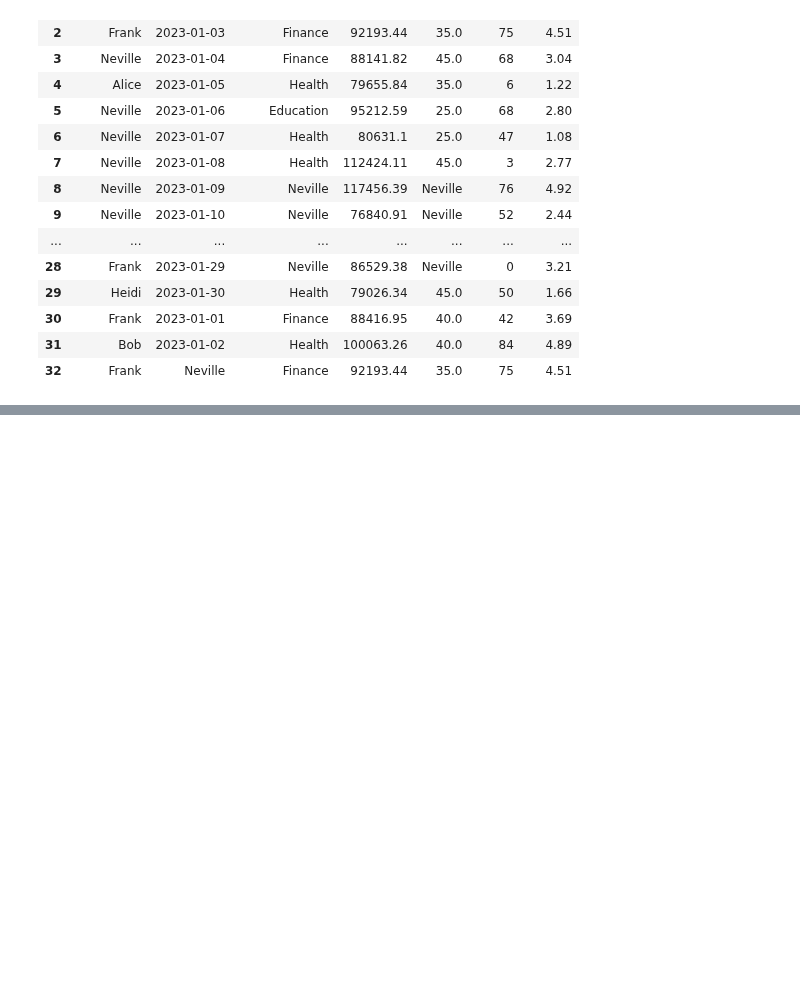
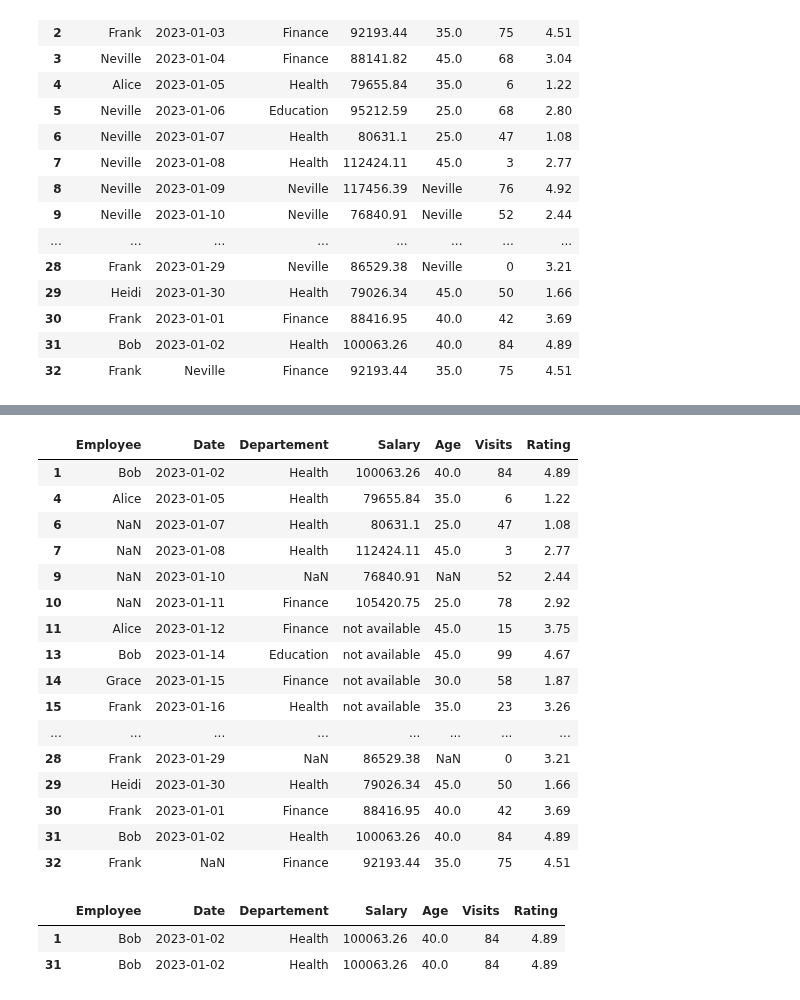
Before and after one commit to nevillemakoyi/Pandas_basic, a Jupyter notebook: notebooks/3 - data cleaning avec pandas - Exercice - élève .ipynb, the cells around one changed output, grey strips where cells are left out. Saved outputs shown, nothing was run; the diff lists cells and outputs as text; code cells hidden in the pictures; blank space fills up the shorter version.

```diff
--- a/notebooks/3 - data cleaning avec pandas - Exercice - élève .ipynb
+++ b/notebooks/3 - data cleaning avec pandas - Exercice - élève .ipynb
@@ -276,0 +279,26 @@ Name: Salary, dtype: bool
+# %%
+df[ df.duplicated(subset=['Age'])]
+# %% [output]
+|  | Employee | Date | Departement | Salary | Age | Visits | Rating |
+| 1 | Bob | 2023-01-02 | Health | 100063.26 | 40.0 | 84 | 4.89 |
+| 4 | Alice | 2023-01-05 | Health | 79655.84 | 35.0 | 6 | 1.22 |
+| 6 | NaN | 2023-01-07 | Health | 80631.1 | 25.0 | 47 | 1.08 |
+| 7 | NaN | 2023-01-08 | Health | 112424.11 | 45.0 | 3 | 2.77 |
+| 9 | NaN | 2023-01-10 | NaN | 76840.91 | NaN | 52 | 2.44 |
+| 10 | NaN | 2023-01-11 | Finance | 105420.75 | 25.0 | 78 | 2.92 |
+| 11 | Alice | 2023-01-12 | Finance | not available | 45.0 | 15 | 3.75 |
+| 13 | Bob | 2023-01-14 | Education | not available | 45.0 | 99 | 4.67 |
+| 14 | Grace | 2023-01-15 | Finance | not available | 30.0 | 58 | 1.87 |
+| 15 | Frank | 2023-01-16 | Health | not available | 35.0 | 23 | 3.26 |
+| ... | ... | ... | ... | ... | ... | ... | ... |
+| 28 | Frank | 2023-01-29 | NaN | 86529.38 | NaN | 0 | 3.21 |
+| 29 | Heidi | 2023-01-30 | Health | 79026.34 | 45.0 | 50 | 1.66 |
+| 30 | Frank | 2023-01-01 | Finance | 88416.95 | 40.0 | 42 | 3.69 |
+| 31 | Bob | 2023-01-02 | Health | 100063.26 | 40.0 | 84 | 4.89 |
+| 32 | Frank | NaN | Finance | 92193.44 | 35.0 | 75 | 4.51 |
+# %%
+df[ df['Date'] == '2023-01-02' ]
+# %% [output]
+|  | Employee | Date | Departement | Salary | Age | Visits | Rating |
+| 1 | Bob | 2023-01-02 | Health | 100063.26 | 40.0 | 84 | 4.89 |
+| 31 | Bob | 2023-01-02 | Health | 100063.26 | 40.0 | 84 | 4.89 |
```
Also changed, not shown: parts of 4 cells of this notebook.
